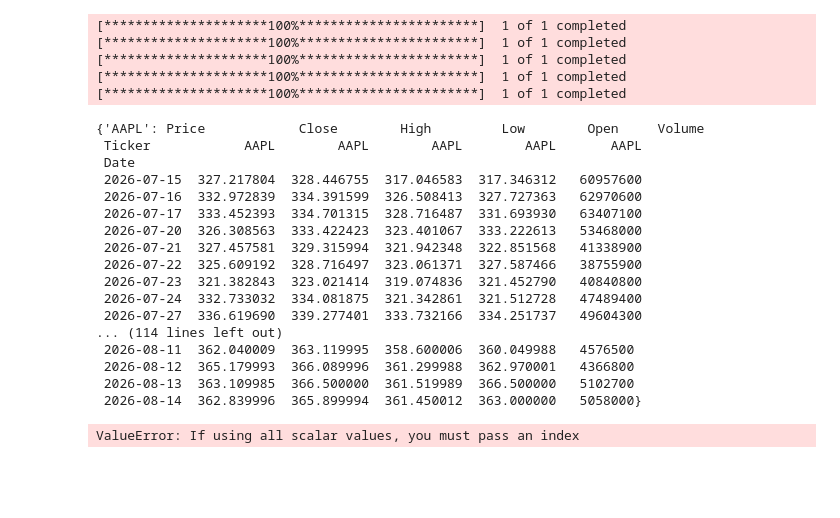
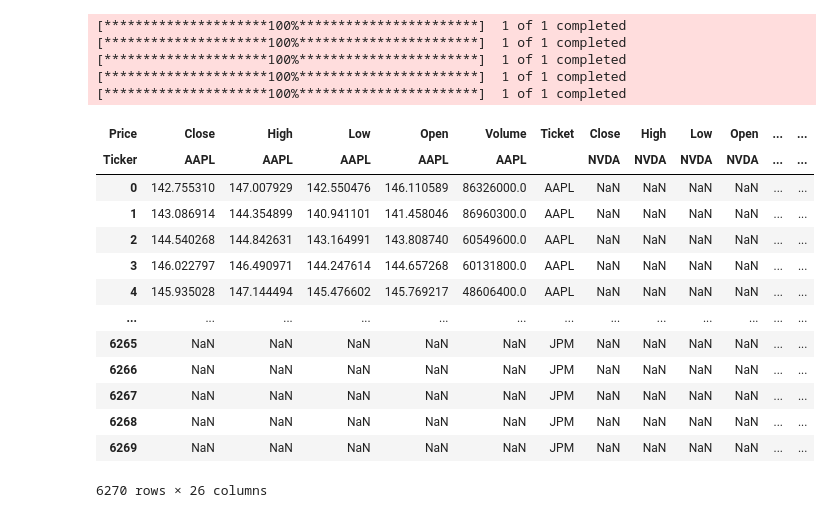
Before and after one commit to shota98501/workspace, a Jupyter notebook: Project/stockmarket_project/stockmarket.ipynb, the cells around one changed output. Saved outputs shown, nothing was run; the diff lists cells and outputs as text; code cells hidden in the pictures; blank space fills up the shorter version.

```diff
--- a/Project/stockmarket_project/stockmarket.ipynb
+++ b/Project/stockmarket_project/stockmarket.ipynb
@@ -5,35 +5,34 @@ import numpy as np
 # %%
 ticker = ["AAPL","NVDA", "AMZN", "TSLA", "JPM"]
 
-all_ticket_data = {}
+all_ticket_data = []
 
 for ticket in ticker:
-   all_ticket_data[ticket] = yf.download(ticket, period="1mo")
+   ticket_data = yf.download(ticket, period="5y")
+
+   ticket_data["Ticket"] = ticket
+   all_ticket_data.append(ticket_data)
+
+df = pd.concat(all_ticket_data, ignore_index=True)
+
+df
 # %% [output]
 [*********************100%***********************]  1 of 1 completed
 [*********************100%***********************]  1 of 1 completed
 [*********************100%***********************]  1 of 1 completed
 [*********************100%***********************]  1 of 1 completed
 [*********************100%***********************]  1 of 1 completed
+| Price | Close | High | Low | Open | Volume | Ticket | Close | High | Low | Open | ... | ... |
+| Ticker | AAPL | AAPL | AAPL | AAPL | AAPL |  | NVDA | NVDA | NVDA | NVDA | ... | ... |
+| 0 | 142.755310 | 147.007929 | 142.550476 | 146.110589 | 86326000.0 | AAPL | NaN | NaN | NaN | NaN | ... | ... |
+| 1 | 143.086914 | 144.354899 | 140.941101 | 141.458046 | 86960300.0 | AAPL | NaN | NaN | NaN | NaN | ... | ... |
+| 2 | 144.540268 | 144.842631 | 143.164991 | 143.808740 | 60549600.0 | AAPL | NaN | NaN | NaN | NaN | ... | ... |
+| 3 | 146.022797 | 146.490971 | 144.247614 | 144.657268 | 60131800.0 | AAPL | NaN | NaN | NaN | NaN | ... | ... |
+| 4 | 145.935028 | 147.144494 | 145.476602 | 145.769217 | 48606400.0 | AAPL | NaN | NaN | NaN | NaN | ... | ... |
+| ... | ... | ... | ... | ... | ... | ... | ... | ... | ... | ... | ... | ... |
+| 6265 | NaN | NaN | NaN | NaN | NaN | JPM | NaN | NaN | NaN | NaN | ... | ... |
+| 6266 | NaN | NaN | NaN | NaN | NaN | JPM | NaN | NaN | NaN | NaN | ... | ... |
+| 6267 | NaN | NaN | NaN | NaN | NaN | JPM | NaN | NaN | NaN | NaN | ... | ... |
+| 6268 | NaN | NaN | NaN | NaN | NaN | JPM | NaN | NaN | NaN | NaN | ... | ... |
+| 6269 | NaN | NaN | NaN | NaN | NaN | JPM | NaN | NaN | NaN | NaN | ... | ... |
-{'AAPL': Price            Close        High         Low        Open     Volume
- Ticker            AAPL        AAPL        AAPL        AAPL       AAPL
- Date
- 2026-07-15  327.217804  328.446755  317.046583  317.346312   60957600
- 2026-07-16  332.972839  334.391599  326.508413  327.727363   62970600
- 2026-07-17  333.452393  334.701315  328.716487  331.693930   63407100
- 2026-07-20  326.308563  333.422423  323.401067  333.222613   53468000
- 2026-07-21  327.457581  329.315994  321.942348  322.851568   41338900
- 2026-07-22  325.609192  328.716497  323.061371  327.587466   38755900
- 2026-07-23  321.382843  323.021414  319.074836  321.452790   40840800
- 2026-07-24  332.733032  334.081875  321.342861  321.512728   47489400
- 2026-07-27  336.619690  339.277401  333.732166  334.251737   49604300
-... (114 lines left out)
- 2026-08-11  362.040009  363.119995  358.600006  360.049988   4576500
- 2026-08-12  365.179993  366.089996  361.299988  362.970001   4366800
- 2026-08-13  363.109985  366.500000  361.519989  366.500000   5102700
- 2026-08-14  362.839996  365.899994  361.450012  363.000000   5058000}
+6270 rows × 26 columns
-# %%
-df = pd.DataFrame(all_ticket_data)
-df
-# %% [output]
-ValueError: If using all scalar values, you must pass an index
```
Also changed, not shown: parts of 1 cell of this notebook.
